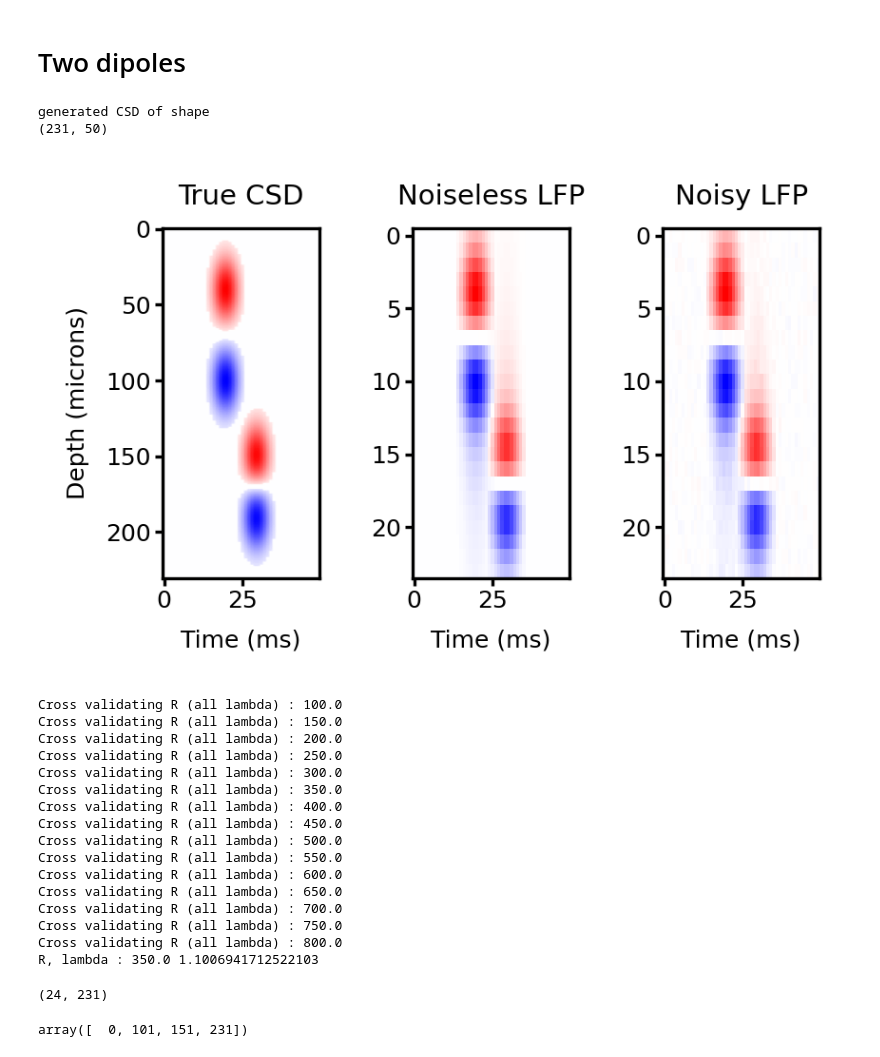
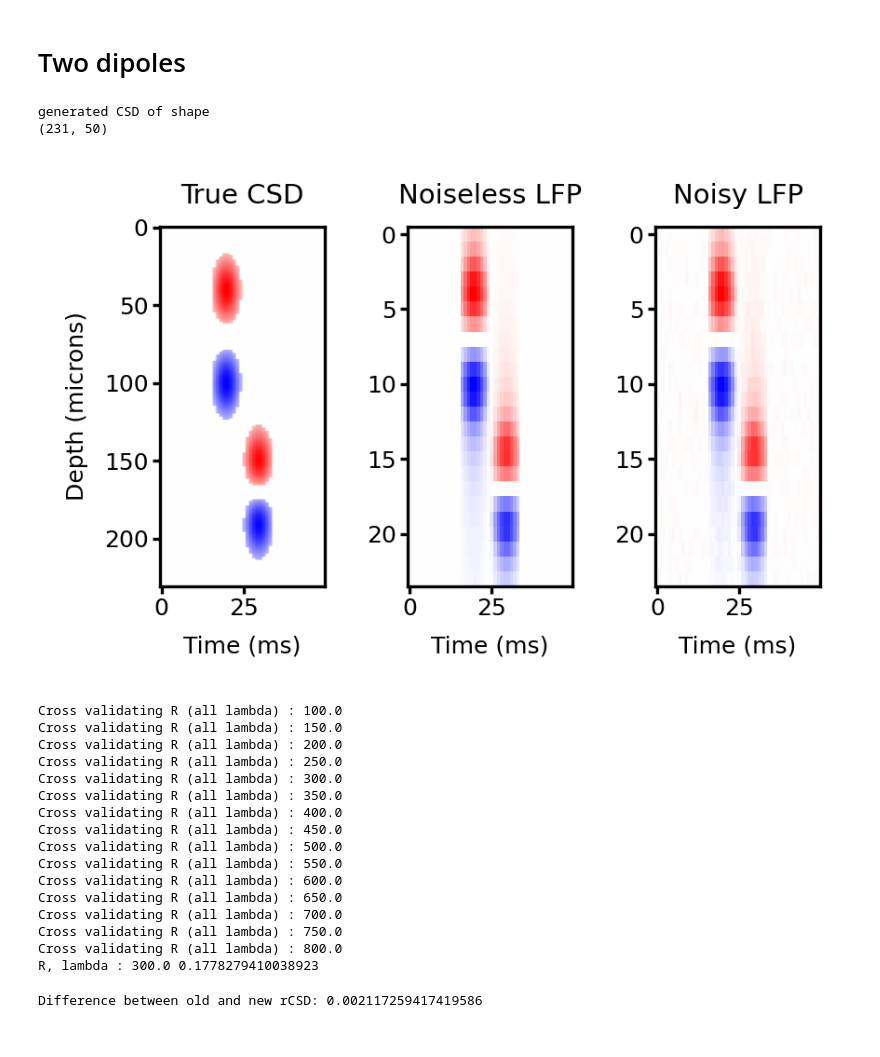
Before and after one commit to Qi-Xin/rCSD, a Jupyter notebook: simulated.ipynb, the cells around one changed output. Drawn from its saved outputs; the diff is of its cells as text; code cells hidden in the pictures.

```diff
--- a/simulated.ipynb
+++ b/simulated.ipynb
@@ -45,7 +46,7 @@ def csd_true_f(x, t):
     comp4 = -np.exp(-(x-1900)**2/(2*150**2))*np.exp(-(t.T-30)**2/(2*3**2))
     val = comp1 + comp2 + comp3 + comp4
 
-    val[np.abs(val) < 1e-1] = 0  # Set small values to zero
+    val[np.abs(val) < 3e-1] = 0  # Set small values to zero
     return val/np.max(np.abs(val))
 
 # %% Setup
@@ -66,65 +67,66 @@ z = np.linspace(a, b, nz)[:, None]
 csd_true = csd_true_f(z, t)
 print('generated CSD of shape')
 print(csd_true.shape)
 
 # %% Create observed LFP
 noiseless = normalize(forward_models.fwd_model_1d(csd_true, z, x, R_true))
 
 # Add white noise to LFP
 lfp = noiseless + np.random.normal(0, 0.01, size=(nx, nt))
 
 plt.figure(figsize=(3, 2), dpi=300)
 plt.subplot(131)
 plt.imshow(csd_true, aspect='auto', cmap='bwr')
 plt.title('True CSD')
 plt.ylabel('Depth (microns)')
 plt.xlabel('Time (ms)')
 plt.subplot(132)
 plt.imshow(noiseless, aspect='auto', cmap='bwr')
 plt.title('Noiseless LFP')
 plt.xlabel('Time (ms)')
 plt.subplot(133)
 plt.imshow(lfp, aspect='auto', cmap='bwr')
 plt.title('Noisy LFP')
 plt.xlabel('Time (ms)')
 
 plt.tight_layout()
 plt.show()
 # %% [output]
 generated CSD of shape
 (231, 50)
-[figure, old version]
+[figure, new version]
 # %%
+# Smooth LFP along time axis using Gaussian filter
+from scipy.ndimage import gaussian_filter1d
+sigma = 1.5  # Adjust smoothing amount by changing sigma
+lfp_smoothed = np.zeros_like(lfp)
+for i in range(lfp.shape[0]):  # Loop over spatial dimension
+    lfp_smoothed[i,:] = gaussian_filter1d(lfp[i,:], sigma)
+
+
 ### tCSD
 tcsd = predict_csd.predictcsd_trad_1d(lfp[:, :, None]).squeeze()
 
 ### GPCSD
 gpcsd = GPCSD1D(lfp, x, t)
 # print(gpcsd)
-gpcsd.fit(n_restarts=10)
+gpcsd.fit(n_restarts=1)
 gpcsd.predict(z, t)
 # print(gpcsd)
 
 ### kCSD
-kcsd = KCSD1D(x, lfp, gdx=deltaz, h=R_true)
+kcsd = KCSD1D(x, lfp_smoothed, gdx=deltaz, h=R_true)
 kcsd.cross_validate(Rs=np.linspace(100, 800, 15), lambdas=np.logspace(4,-15,25,base=10.))
 kcsd = kcsd.values()
 
 ### rCSD
-Y_smo = lfp[:, :, None]
-R = R_true
-A = b_fwd_1d(z.T-x, R)
 lam_smooth = 10
 lam_region = 0
-lam_lasso = 0.2e-1
-intervals = np.array([0, np.nonzero(x > 1000)[0][0],
-                      np.nonzero(x > 1500)[0][0], nx])
-structure_acronyms = np.array(['Superficial', 'Medium', 'Deep'])
-intervals_csd = np.array([0, np.nonzero(z > 1000)[0][0],
-                          np.nonzero(z > 1500)[0][0], nz])
-csd_lasso = rCSD.region_conservation_multiple_trial(
-    Y_smo, A, intervals_csd, lam_smooth, lam_region, lam_lasso
-)
+lam_lasso = 1e-2
+rcsd = rCSD.rCSD(lfp_smoothed[:, :, None], z, x, boundary_depth=[1000, 1500],
+                 R=R_true, lam_smooth=lam_smooth, lam_region=lam_region, lam_lasso=lam_lasso)
+rcsd_pred = rcsd.predict()
+rcsd.get_difference()
 # %% [output]
 Cross validating R (all lambda) : 100.0
 Cross validating R (all lambda) : 150.0
@@ -141,14 +143,5 @@ Cross validating R (all lambda) : 650.0
 Cross validating R (all lambda) : 700.0
 Cross validating R (all lambda) : 750.0
 Cross validating R (all lambda) : 800.0
-R, lambda : 350.0 1.1006941712522103
+R, lambda : 300.0 0.1778279410038923
+Difference between old and new rCSD: 0.002117259417419586
-# %%
-A.shape
-# %% [output]
-(24, 231)
-# %%
-layer_intervals = [1000, 1500]
-np.array([0, np.nonzero(z > layer_intervals[0])[0][0],
-                                          np.nonzero(z > layer_intervals[1])[0][0], nz])
-# %% [output]
-array([  0, 101, 151, 231])
```
Also changed, not shown: parts of 20 cells of this notebook, 2 other files.
